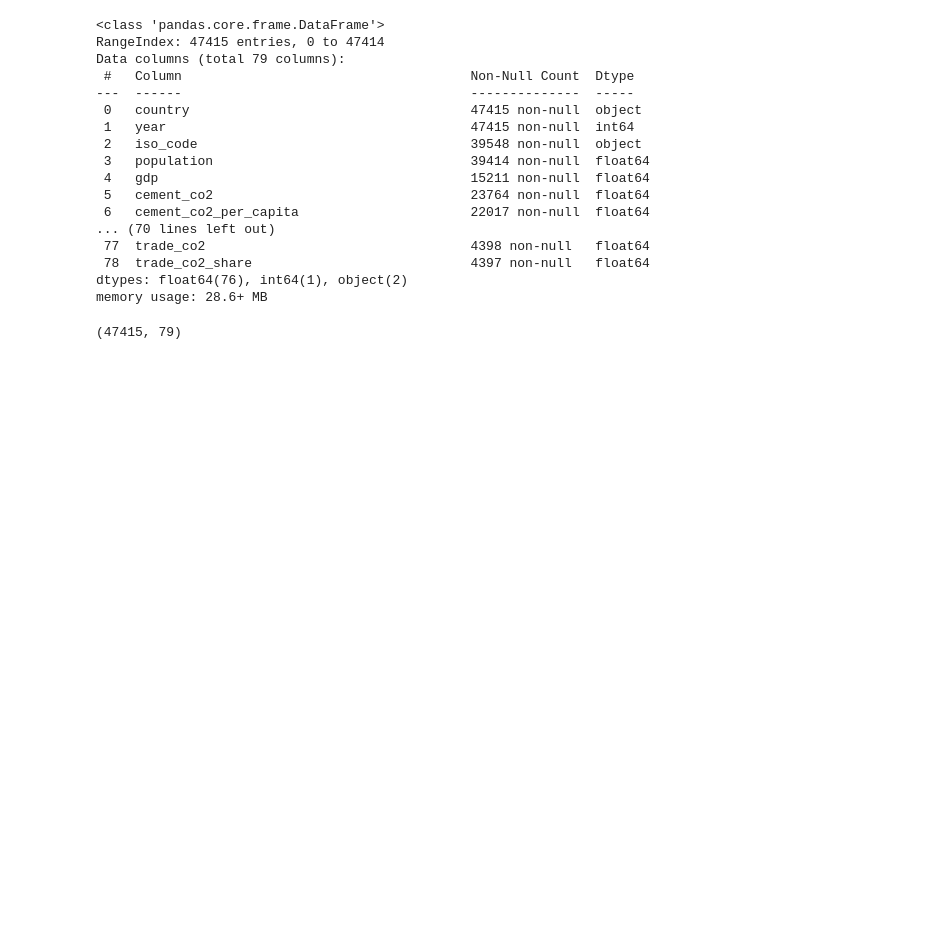
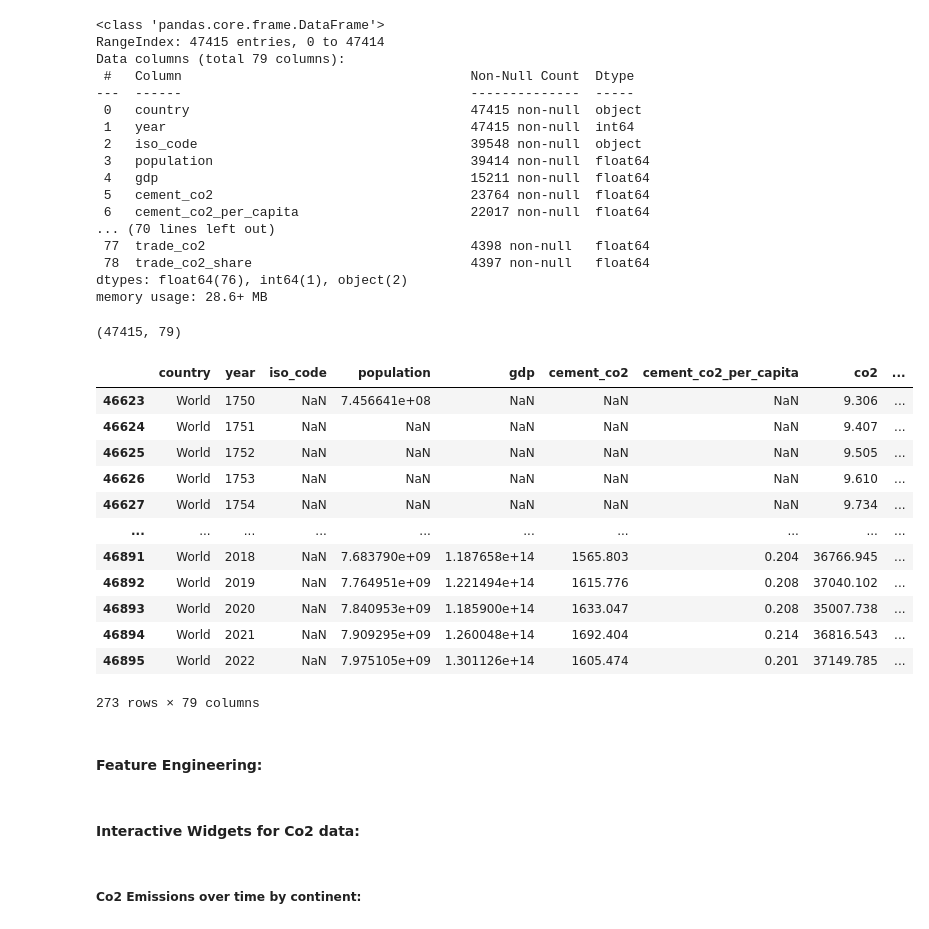
Before and after one commit to souparnabose99/data-science-360, a Jupyter notebook: exploratory-data-analysis/co2_emissions/src/co2_emissions_interactive.ipynb, the cells around one changed output. Saved outputs shown, nothing was run; the diff lists cells and outputs as text; code cells hidden in the pictures; blank space fills up the shorter version.

```diff
--- a/exploratory-data-analysis/co2_emissions/src/co2_emissions_interactive.ipynb
+++ b/exploratory-data-analysis/co2_emissions/src/co2_emissions_interactive.ipynb
@@ -62,3 +68,21 @@ memory usage: 28.6+ MB
 df.shape
 # %% [output]
 (47415, 79)
+# %%
+df[df['country'] == 'World']
+# %% [output]
+|  | country | year | iso_code | population | gdp | cement_co2 | cement_co2_per_capita | co2 | ... |
+| 46623 | World | 1750 | NaN | 7.456641e+08 | NaN | NaN | NaN | 9.306 | ... |
+| 46624 | World | 1751 | NaN | NaN | NaN | NaN | NaN | 9.407 | ... |
+| 46625 | World | 1752 | NaN | NaN | NaN | NaN | NaN | 9.505 | ... |
+| 46626 | World | 1753 | NaN | NaN | NaN | NaN | NaN | 9.610 | ... |
+| 46627 | World | 1754 | NaN | NaN | NaN | NaN | NaN | 9.734 | ... |
+| ... | ... | ... | ... | ... | ... | ... | ... | ... | ... |
+| 46891 | World | 2018 | NaN | 7.683790e+09 | 1.187658e+14 | 1565.803 | 0.204 | 36766.945 | ... |
+| 46892 | World | 2019 | NaN | 7.764951e+09 | 1.221494e+14 | 1615.776 | 0.208 | 37040.102 | ... |
+| 46893 | World | 2020 | NaN | 7.840953e+09 | 1.185900e+14 | 1633.047 | 0.208 | 35007.738 | ... |
+| 46894 | World | 2021 | NaN | 7.909295e+09 | 1.260048e+14 | 1692.404 | 0.214 | 36816.543 | ... |
+| 46895 | World | 2022 | NaN | 7.975105e+09 | 1.301126e+14 | 1605.474 | 0.201 | 37149.785 | ... |
+273 rows × 79 columns
+# %% [markdown]
+#### Feature Engineering:
@@ -64,0 +95,4 @@ df.shape
+# %% [markdown]
+#### Interactive Widgets for Co2 data:
+# %% [markdown]
+##### Co2 Emissions over time by continent:
```
Also changed, not shown: parts of 7 cells of this notebook.
